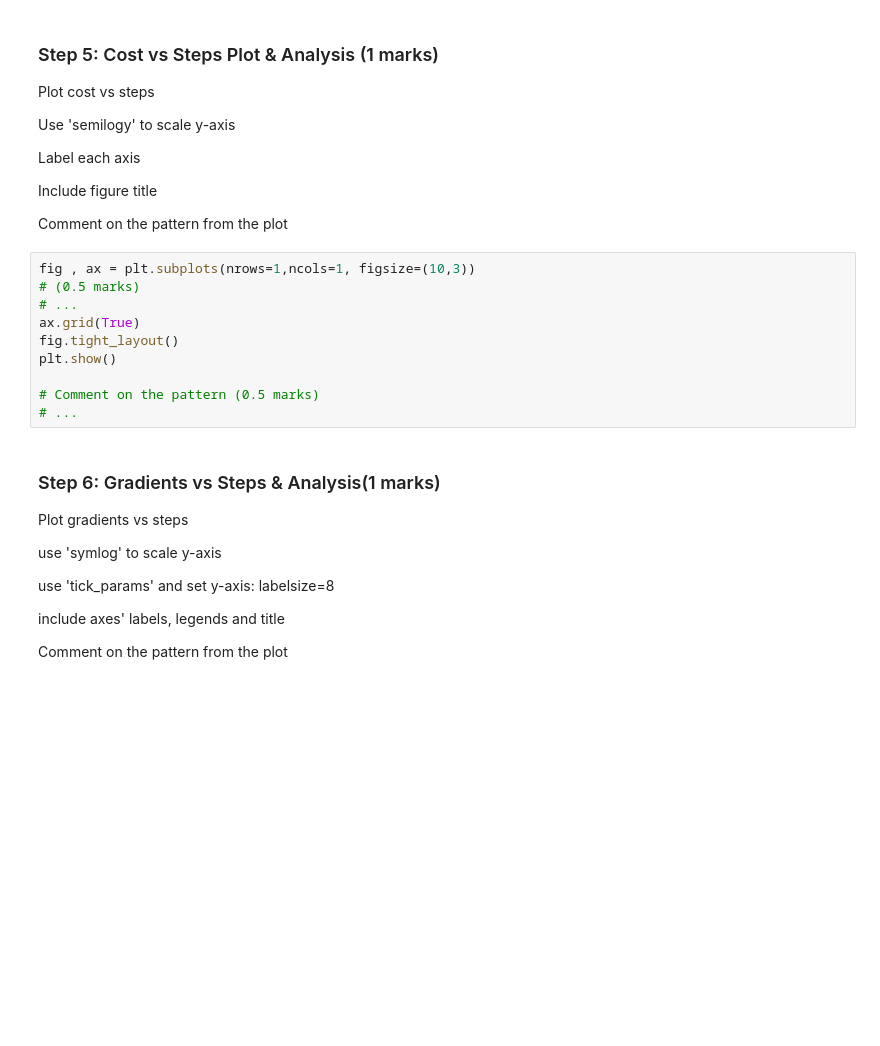
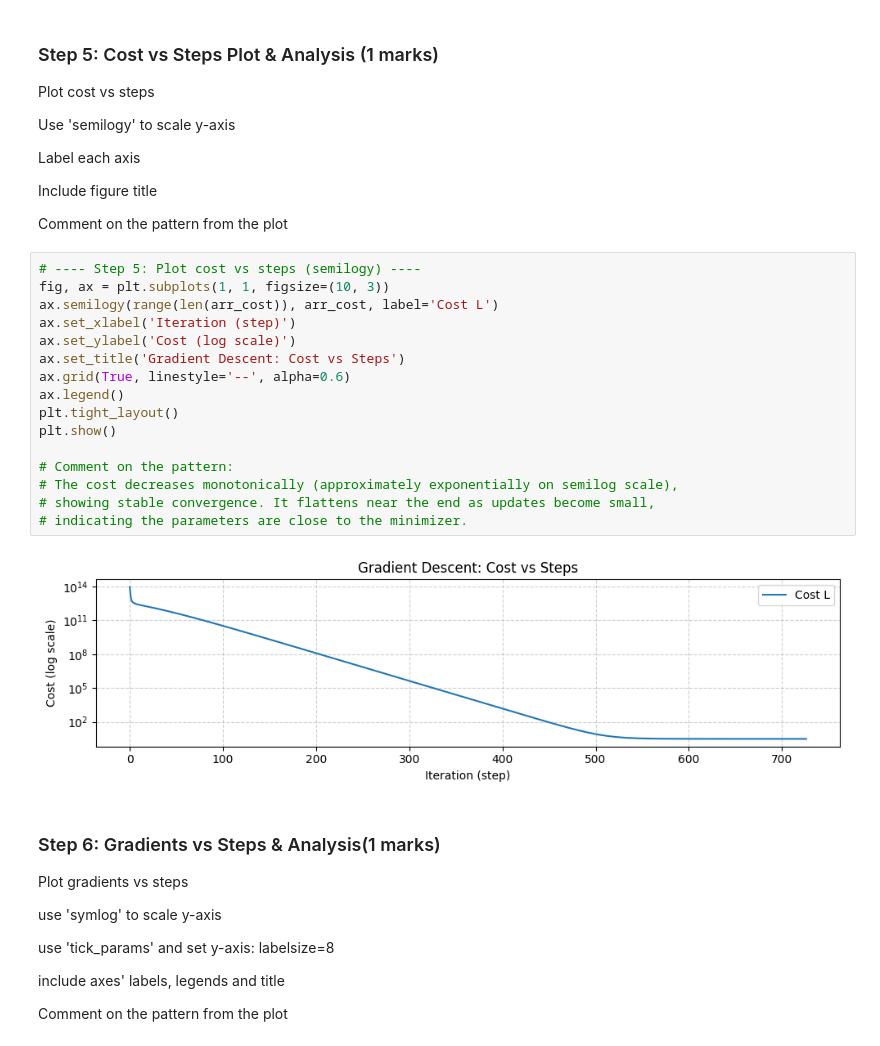
Before and after one commit to maryalrachid-ENGG680/ENGG680_2025_Fall, a Jupyter notebook: Lab_Assignment2/Assignment2_Upload.ipynb, the cells around one changed output. Cells and saved outputs as stored; diff of their text form; blank space fills up the shorter version.

```diff
--- a/Lab_Assignment2/Assignment2_Upload.ipynb
+++ b/Lab_Assignment2/Assignment2_Upload.ipynb
@@ -532,16 +579,24 @@ Label each axis
 Include figure title
 
 Comment on the pattern from the plot
-# %%
-fig , ax = plt.subplots(nrows=1,ncols=1, figsize=(10,3))
-# (0.5 marks)
-# ...
-ax.grid(True)
-fig.tight_layout()
-plt.show()
-
-# Comment on the pattern (0.5 marks)
-# ...
+# %%
+# ---- Step 5: Plot cost vs steps (semilogy) ----
+fig, ax = plt.subplots(1, 1, figsize=(10, 3))
+ax.semilogy(range(len(arr_cost)), arr_cost, label='Cost L')
+ax.set_xlabel('Iteration (step)')
+ax.set_ylabel('Cost (log scale)')
+ax.set_title('Gradient Descent: Cost vs Steps')
+ax.grid(True, linestyle='--', alpha=0.6)
+ax.legend()
+plt.tight_layout()
+plt.show()
+
+# Comment on the pattern:
+# The cost decreases monotonically (approximately exponentially on semilog scale),
+# showing stable convergence. It flattens near the end as updates become small,
+# indicating the parameters are close to the minimizer.
+# %% [output]
+[figure, added]
 # %% [markdown]
 ### Step 6: Gradients vs Steps & Analysis(1 marks)
 Plot gradients vs steps
```
Also changed, not shown: parts of 14 cells of this notebook.
